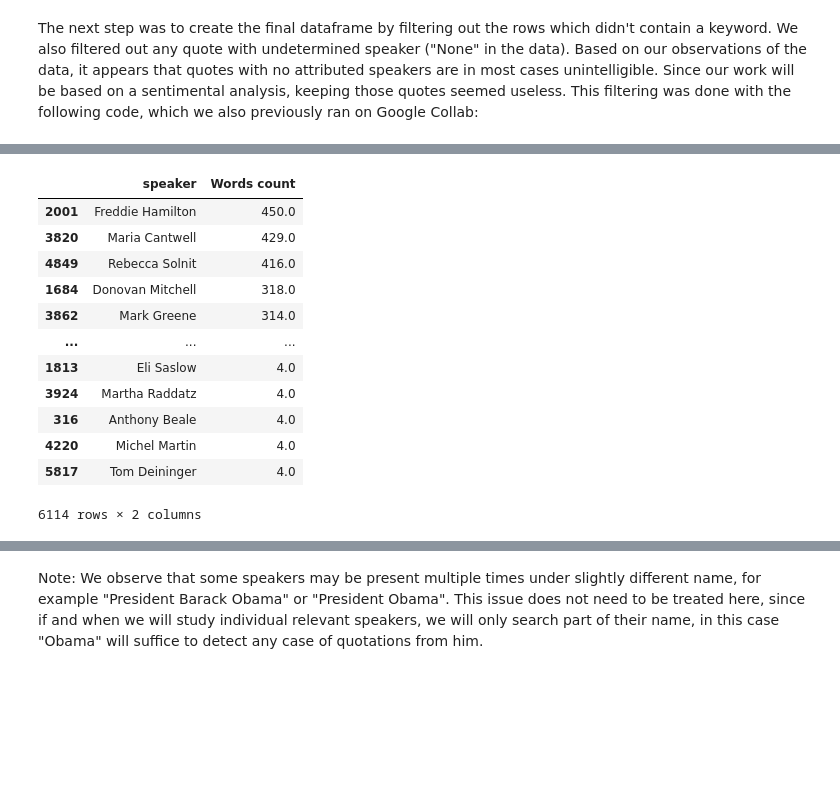
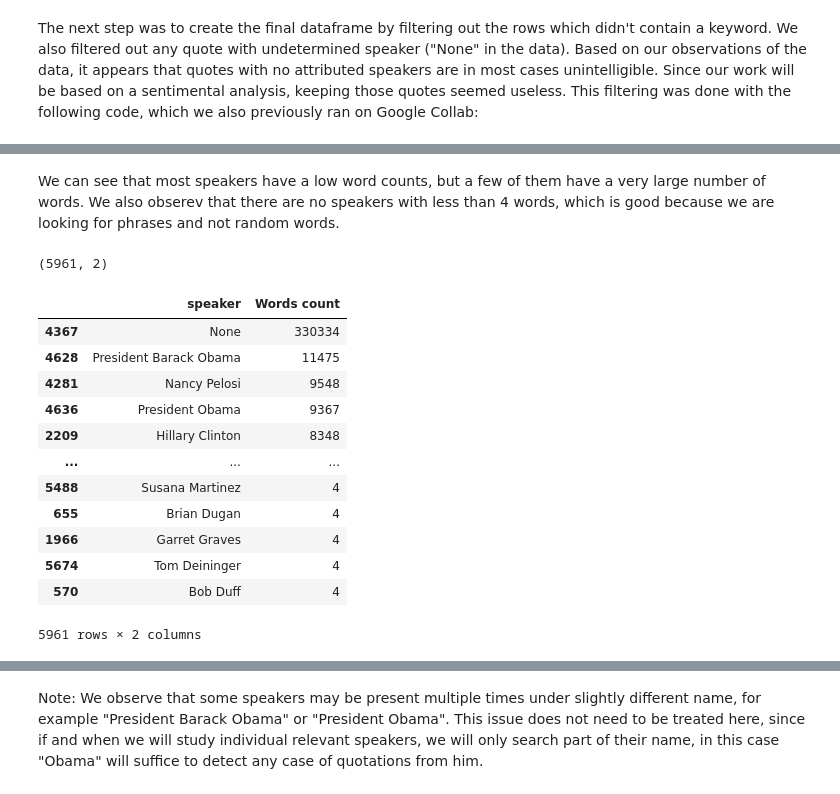
Before and after one commit to epfl-ada/ada-2021-project-lejt, a Jupyter notebook: Initial_Analysis.ipynb, the cells around one changed output, grey strips where cells are left out. Saved outputs shown, nothing was run; the diff lists cells and outputs as text; code cells hidden in the pictures; blank space fills up the shorter version.

```diff
--- a/Initial_Analysis.ipynb
+++ b/Initial_Analysis.ipynb
@@ -95,17 +136,23 @@ df.query
+# %% [markdown]
+We can see that most speakers have a low word counts, but a few of them have a very large number of words. We also obserev that there are no speakers with less than 4 words, which is good because we are looking for phrases and not random words.
 # %%
-sorted = df.groupby(['speaker'])[['Words count']].mean().reset_index()
-sorted.sort_values('Words count', ascending=False)
+total_sum_word_counts_par_speaker = df.groupby(['speaker'])[['Words count']].sum().reset_index()
+print(total_sum_word_counts_par_speaker.shape)
+total_sum_word_counts_par_speaker = total_sum_word_counts_par_speaker.sort_values('Words count', ascending=False)
+total_sum_word_counts_par_speaker
+#
 # %% [output]
+(5961, 2)
 |  | speaker | Words count |
-| 2001 | Freddie Hamilton | 450.0 |
-| 3820 | Maria Cantwell | 429.0 |
-| 4849 | Rebecca Solnit | 416.0 |
-| 1684 | Donovan Mitchell | 318.0 |
-| 3862 | Mark Greene | 314.0 |
+| 4367 | None | 330334 |
+| 4628 | President Barack Obama | 11475 |
+| 4281 | Nancy Pelosi | 9548 |
+| 4636 | President Obama | 9367 |
+| 2209 | Hillary Clinton | 8348 |
 | ... | ... | ... |
-| 1813 | Eli Saslow | 4.0 |
-| 3924 | Martha Raddatz | 4.0 |
-| 316 | Anthony Beale | 4.0 |
-| 4220 | Michel Martin | 4.0 |
-| 5817 | Tom Deininger | 4.0 |
+| 5488 | Susana Martinez | 4 |
+| 655 | Brian Dugan | 4 |
+| 1966 | Garret Graves | 4 |
+| 5674 | Tom Deininger | 4 |
+| 570 | Bob Duff | 4 |
-6114 rows × 2 columns
+5961 rows × 2 columns
```
Also changed, not shown: parts of 8 cells of this notebook, 1 other file.
